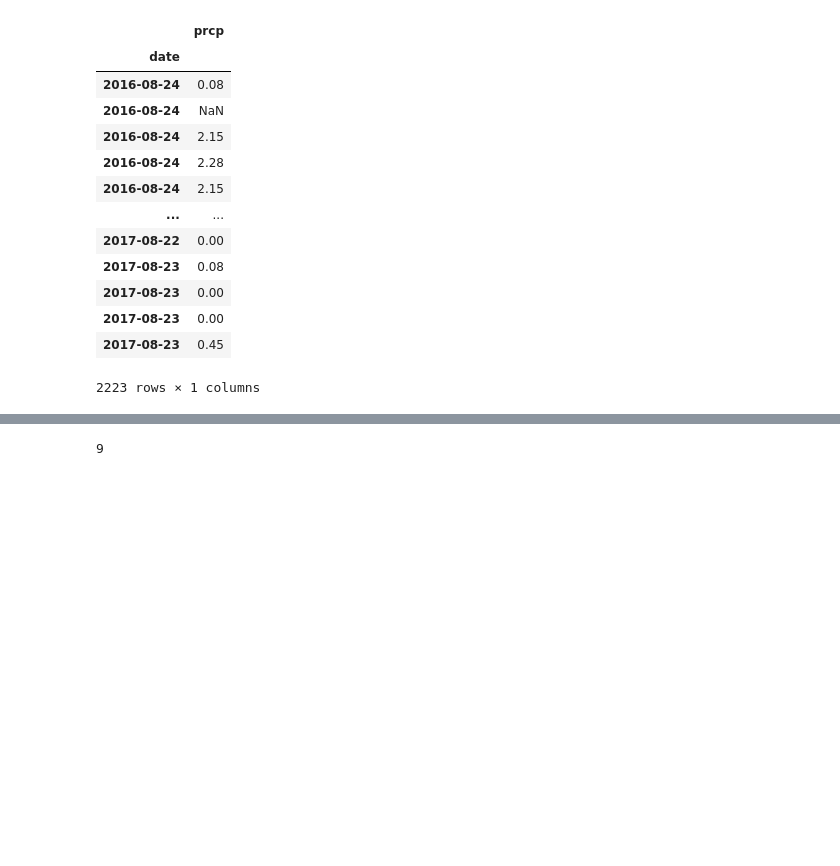
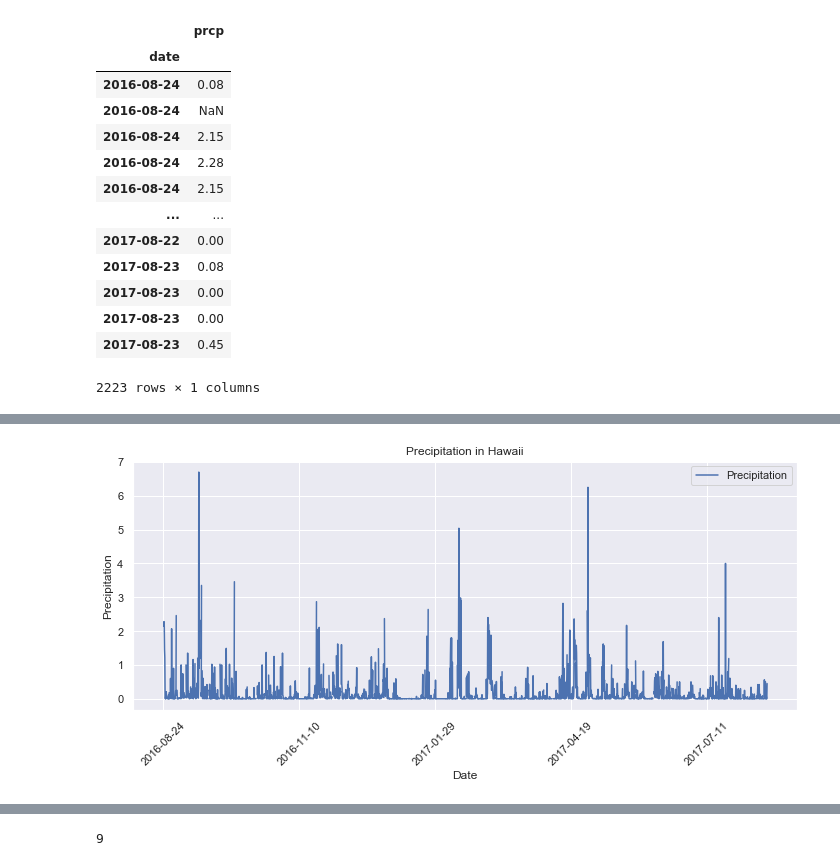
Before and after one commit to BklynIrish/sqlalchemy_challenge, a Jupyter notebook: Instructions/climate_starter_Initial_file.ipynb, the cells around one changed output, grey strips where cells are left out. Saved outputs shown, nothing was run; the diff lists cells and outputs as text; code cells hidden in the pictures; blank space fills up the shorter version.

```diff
--- a/Instructions/climate_starter_Initial_file.ipynb
+++ b/Instructions/climate_starter_Initial_file.ipynb
@@ -294,0 +312,6 @@ plt.show()
+# %%
+# Last Date of observation all the way back through 12 months
+
+Last_Year_Observation = dt.date(2017, 8, 23) - dt.timedelta(days=7*52)
+
+Last_Year_Observation
@@ -294,0 +320,4 @@ plt.show()
+# %%
+# Query the last year's precipitation
+results = session.query(Measurement.date,Measurement.prcp).filter(Measurement.date >= Last_Year_Observation).all()
+results
@@ -294,0 +342,12 @@ plt.show()
+# %%
+df = pd.DataFrame(results)
+
+df.columns =  results[0].keys()
+
+df.set_index('date',inplace = True)
+
+# Sort the dataframe by date
+
+df_sorted = df.sort_values('date')
+
+df_sorted.head(10)
@@ -295,3 +367,26 @@ plt.show()
+# %%
+sns.set()
+
+plot1 = df_sorted.plot(figsize = (10, 5))
+
+fig = plot1.get_figure()
+
+plt.title('Precipitation in Hawaii')
+
+plt.xlabel('Date')
+
+plt.ylabel('Precipitation')
+
+plt.legend(["Precipitation"],loc="best")
+
+plt.xticks(rotation=45)
+
+plt.tight_layout()
+
+
+plt.show()
+# %% [output]
+[figure, added]
 # %%
 # Re-Call the original DF before I reset index to 'date' column in order to try
 prcp_anal = pd.DataFrame(results2, columns = ['prcp','date'])
```
Also changed, not shown: parts of 31 cells of this notebook.
